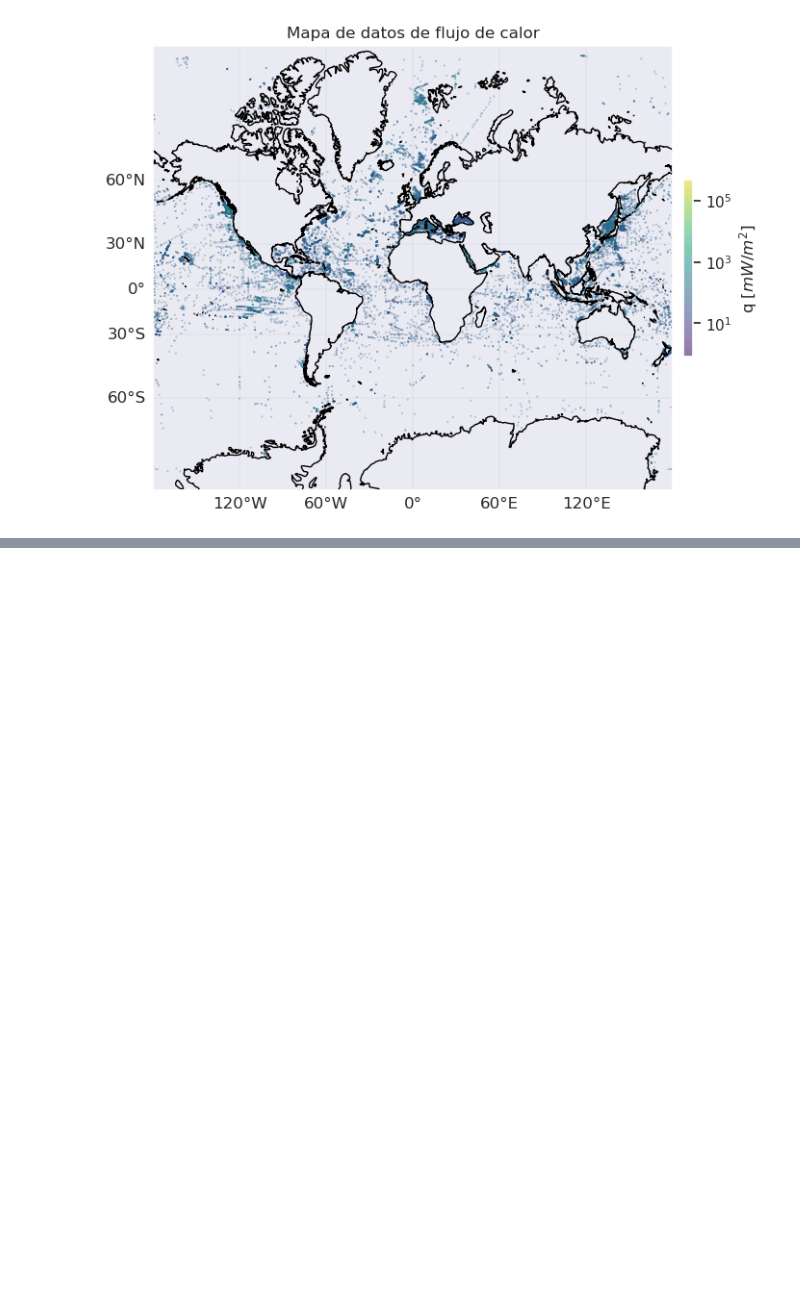
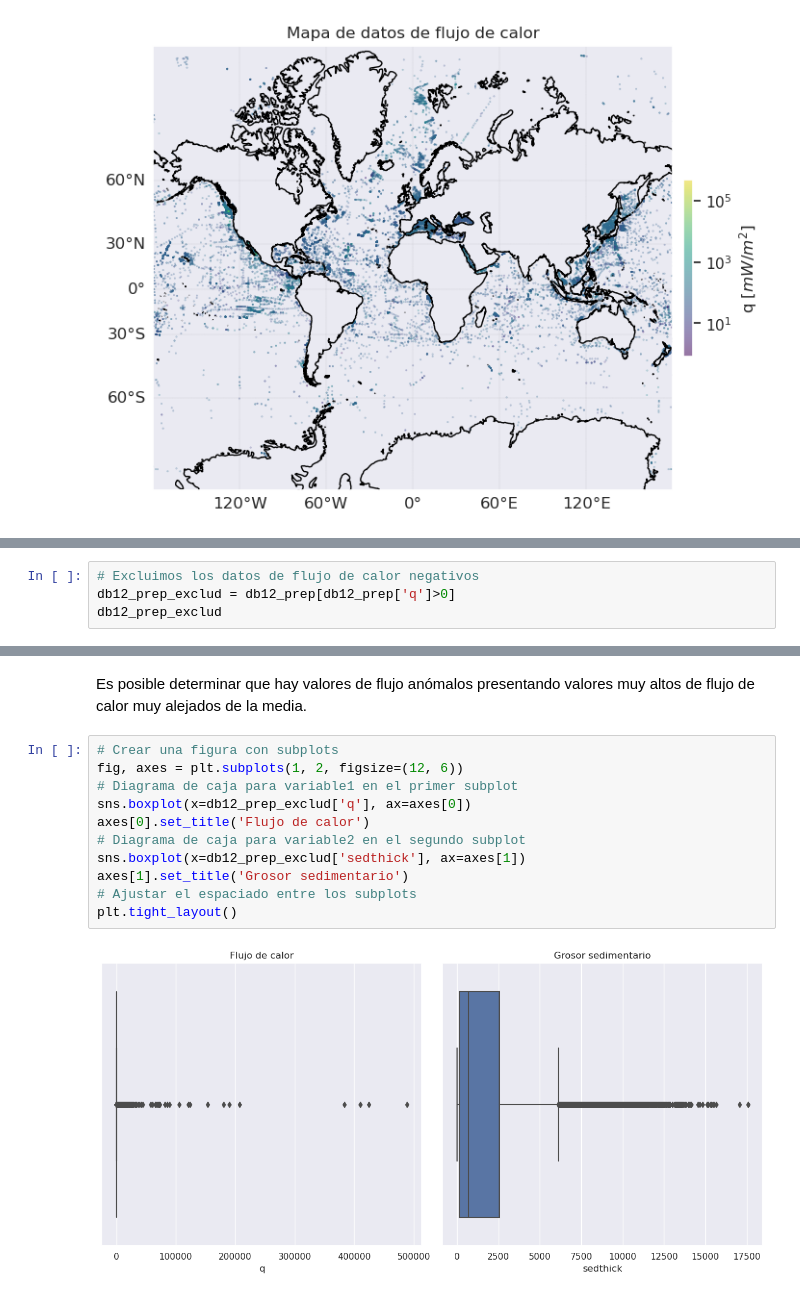
Before and after one commit to gacuervol/tdsp_template, a Jupyter notebook: scripts/eda/eda.ipynb, the cells around one changed output, grey strips where cells are left out. Saved outputs shown, nothing was run; the diff lists cells and outputs as text; blank space fills up the shorter version.

```diff
--- a/scripts/eda/eda.ipynb
+++ b/scripts/eda/eda.ipynb
@@ -237,0 +208,4 @@ Text(0.5, 1.0, 'Box Plot')
+# %%
+# Excluimos los datos de flujo de calor negativos
+db12_prep_exclud = db12_prep[db12_prep['q']>0]
+db12_prep_exclud
@@ -237,0 +226,15 @@ Text(0.5, 1.0, 'Box Plot')
+# %% [markdown]
+Es posible determinar que hay valores de flujo anómalos presentando valores muy altos de flujo de calor muy alejados de la media.
+# %%
+# Crear una figura con subplots
+fig, axes = plt.subplots(1, 2, figsize=(12, 6))
+# Diagrama de caja para variable1 en el primer subplot
+sns.boxplot(x=db12_prep_exclud['q'], ax=axes[0])
+axes[0].set_title('Flujo de calor')
+# Diagrama de caja para variable2 en el segundo subplot
+sns.boxplot(x=db12_prep_exclud['sedthick'], ax=axes[1])
+axes[1].set_title('Grosor sedimentario')
+# Ajustar el espaciado entre los subplots
+plt.tight_layout()
+# %% [output]
+[figure, added]
```
Also changed, not shown: parts of 27 cells of this notebook.
